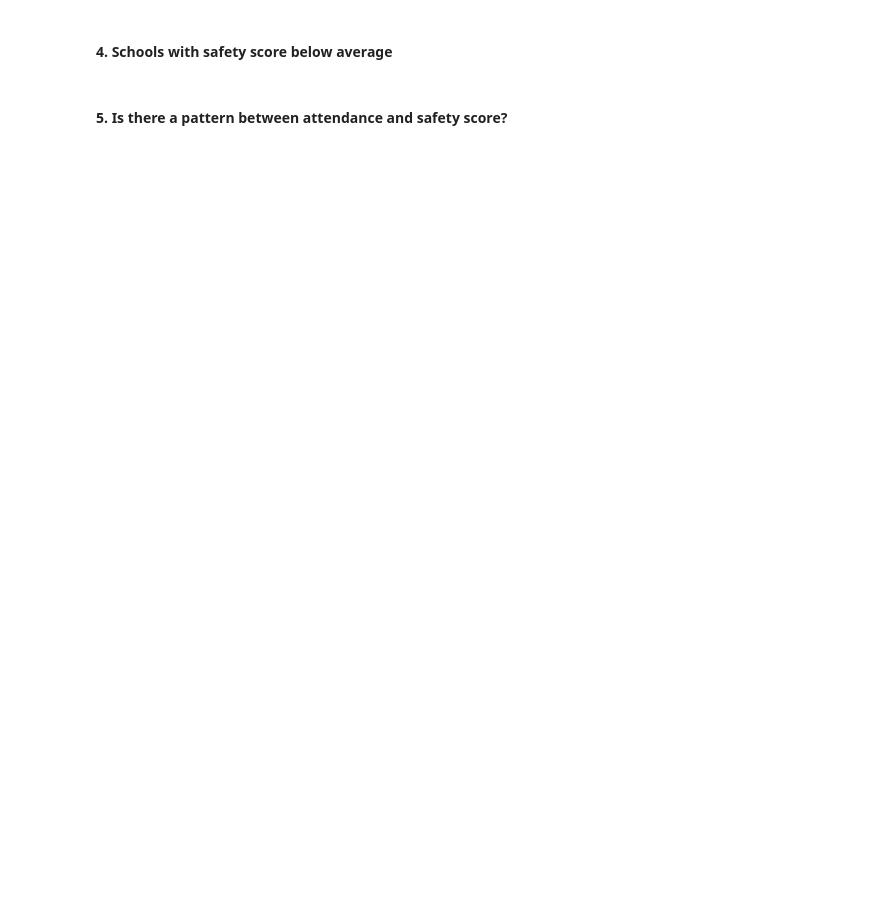
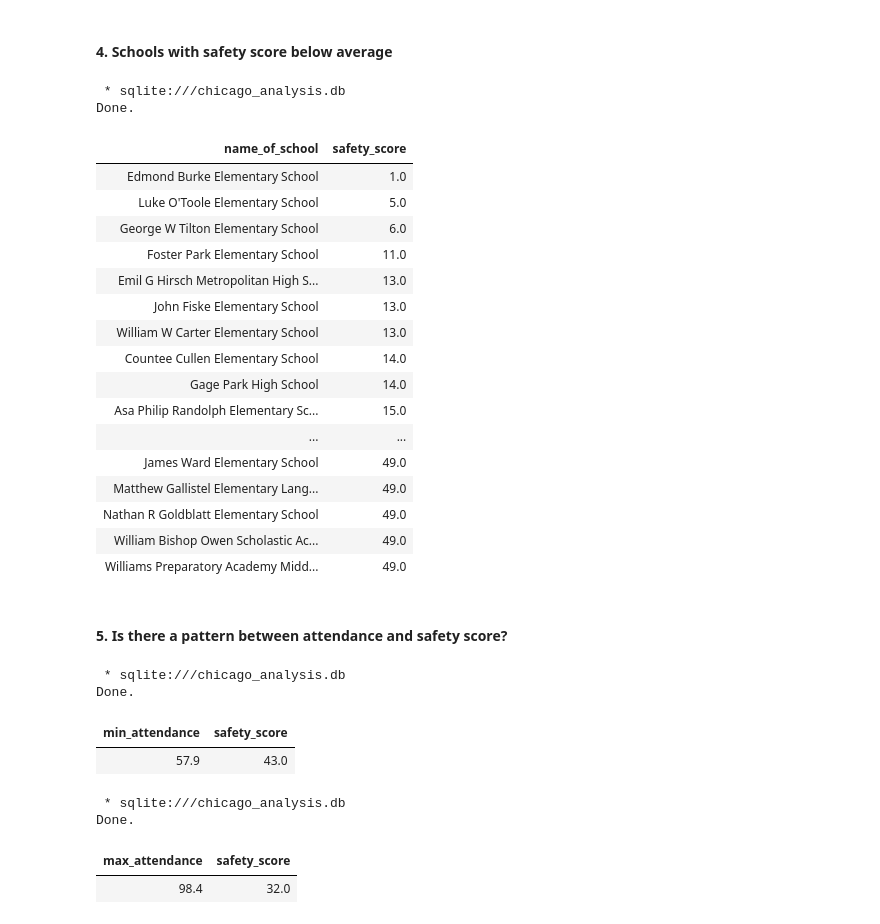
Before and after one commit to laufjimdev/Data-Engineering-Projects, a Jupyter notebook: 04sql-chicago-city-analysis-project/notebooks/02_sql_analysis.ipynb, the cells around one changed output. Cells and saved outputs as stored; diff of their text form; code cells hidden in the pictures; blank space fills up the shorter version.

Commit message:
(feat) 04sql - answered school analysis questions.

```diff
--- a/04sql-chicago-city-analysis-project/notebooks/02_sql_analysis.ipynb
+++ b/04sql-chicago-city-analysis-project/notebooks/02_sql_analysis.ipynb
@@ -135,4 +199,57 @@ LIMIT 10
 # %% [markdown]
 #### 4. Schools with safety score below average
+# %%
+%%sql
+WITH safety_stats AS(
+    SELECT
+        AVG(safety_score) AS safety_score_avg
+    FROM SCHOOLS_DATA
+)
+SELECT
+    name_of_school,
+    safety_score
+FROM SCHOOLS_DATA, safety_stats ss
+WHERE safety_score < ss.safety_score_avg
+ORDER BY safety_score
+# %% [output]
+ * sqlite:///chicago_analysis.db
+Done.
+| name_of_school | safety_score |
+| Edmond Burke Elementary School | 1.0 |
+| Luke O'Toole Elementary School | 5.0 |
+| George W Tilton Elementary School | 6.0 |
+| Foster Park Elementary School | 11.0 |
+| Emil G Hirsch Metropolitan High S... | 13.0 |
+| John Fiske Elementary School | 13.0 |
+| William W Carter Elementary School | 13.0 |
+| Countee Cullen Elementary School | 14.0 |
+| Gage Park High School | 14.0 |
+| Asa Philip Randolph Elementary Sc... | 15.0 |
+| ... | ... |
+| James Ward Elementary School | 49.0 |
+| Matthew Gallistel Elementary Lang... | 49.0 |
+| Nathan R Goldblatt Elementary School | 49.0 |
+| William Bishop Owen Scholastic Ac... | 49.0 |
+| Williams Preparatory Academy Midd... | 49.0 |
 # %% [markdown]
 #### 5. Is there a pattern between attendance and safety score?
+# %%
+%%sql
+SELECT average_student_attendance AS min_attendance, safety_score
+FROM SCHOOLS_DATA
+WHERE average_student_attendance = (SELECT MIN(average_student_attendance) FROM SCHOOLS_DATA)
+# %% [output]
+ * sqlite:///chicago_analysis.db
+Done.
+| min_attendance | safety_score |
+| 57.9 | 43.0 |
+# %%
+%%sql
+SELECT average_student_attendance AS max_attendance, safety_score
+FROM SCHOOLS_DATA
+WHERE average_student_attendance = (SELECT MAX(average_student_attendance) FROM SCHOOLS_DATA)
+# %% [output]
+ * sqlite:///chicago_analysis.db
+Done.
+| max_attendance | safety_score |
+| 98.4 | 32.0 |
```
Also changed, not shown: parts of 6 cells of this notebook.
